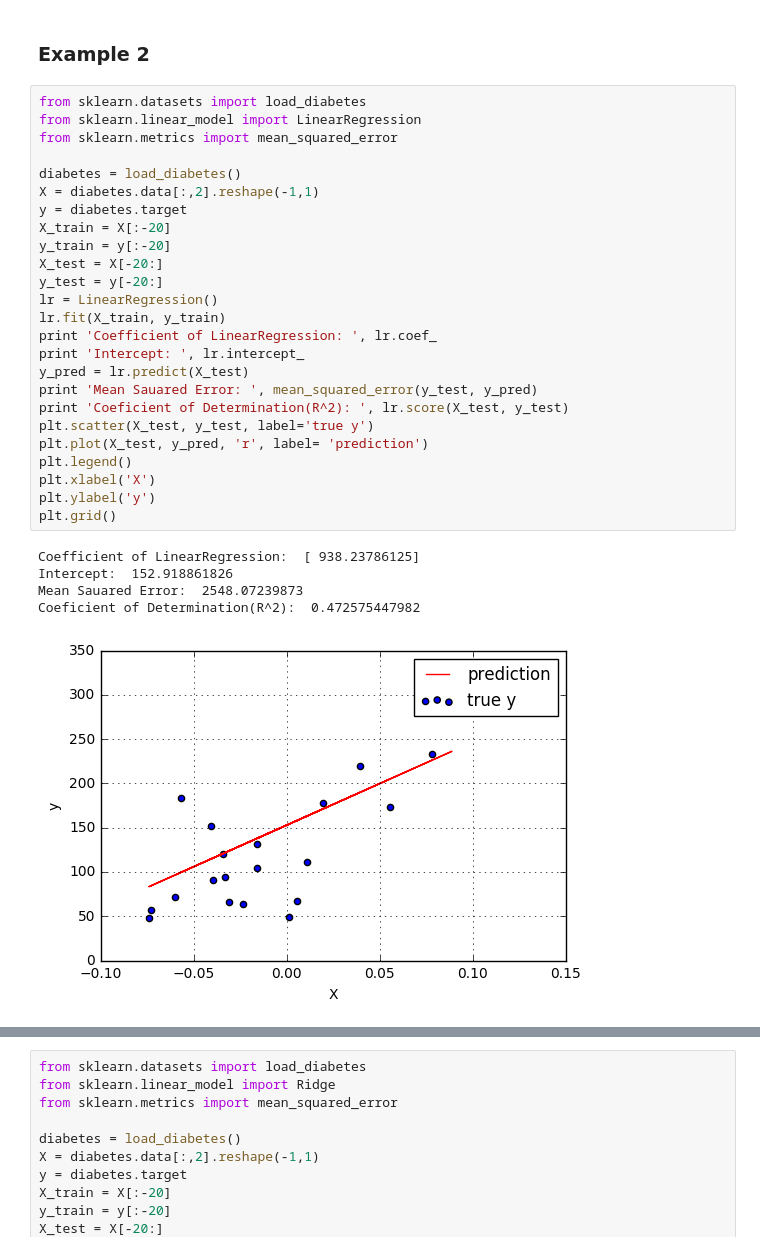
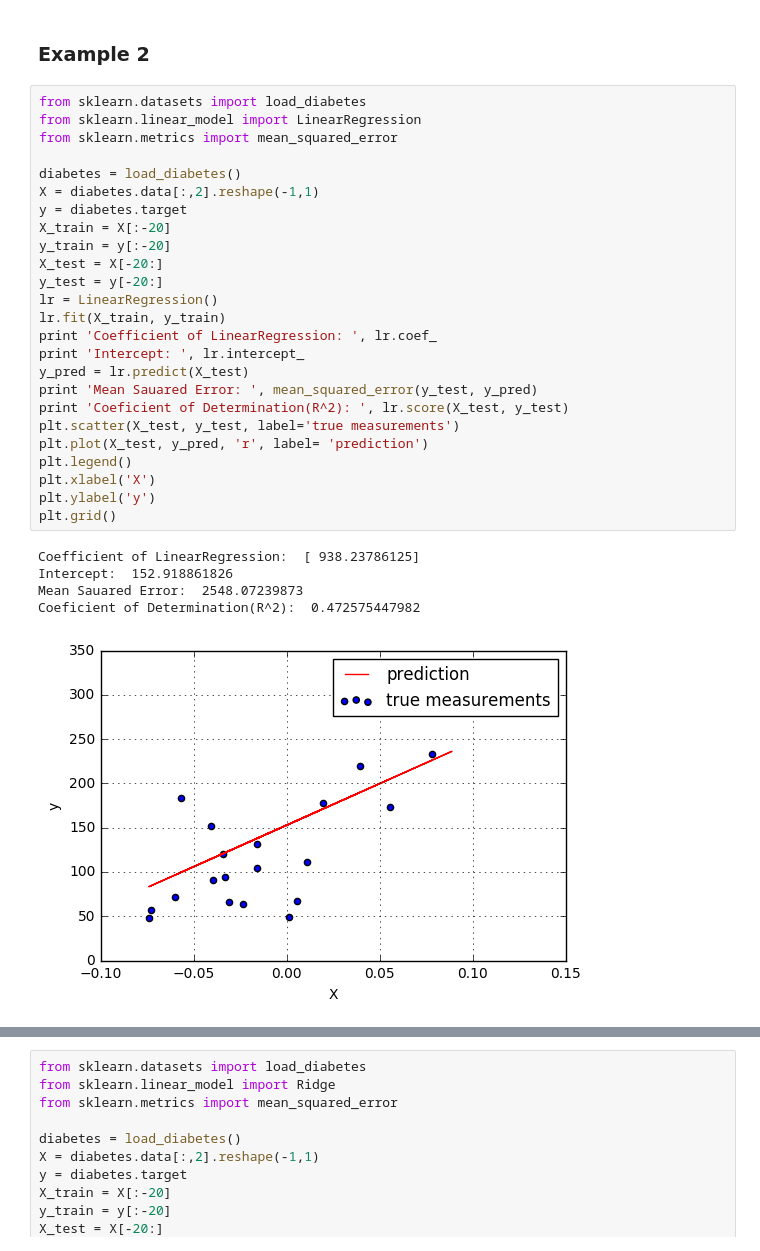
Before and after one commit to mhfarahani/Machine-Learning-Notebooks, a Jupyter notebook: Generalized Linear Models.ipynb, the cells around one changed output, grey strips where cells are left out. Cells and saved outputs as stored; diff of their text form.

```diff
--- a/Generalized Linear Models.ipynb
+++ b/Generalized Linear Models.ipynb
@@ -44,33 +47,33 @@ plt.grid()
 # %%
 from sklearn.datasets import load_diabetes
 from sklearn.linear_model import LinearRegression
 from sklearn.metrics import mean_squared_error
 
 diabetes = load_diabetes()
 X = diabetes.data[:,2].reshape(-1,1)
 y = diabetes.target
 X_train = X[:-20]
 y_train = y[:-20]
 X_test = X[-20:]
 y_test = y[-20:]
 lr = LinearRegression()
 lr.fit(X_train, y_train)
 print 'Coefficient of LinearRegression: ', lr.coef_
 print 'Intercept: ', lr.intercept_
 y_pred = lr.predict(X_test)
 print 'Mean Sauared Error: ', mean_squared_error(y_test, y_pred)
 print 'Coeficient of Determination(R^2): ', lr.score(X_test, y_test)
-plt.scatter(X_test, y_test, label='true y')
+plt.scatter(X_test, y_test, label='true measurements')
 plt.plot(X_test, y_pred, 'r', label= 'prediction')
 plt.legend()
 plt.xlabel('X')
 plt.ylabel('y')
 plt.grid()
 # %% [output]
 Coefficient of LinearRegression:  [ 938.23786125]
 Intercept:  152.918861826
 Mean Sauared Error:  2548.07239873
 Coeficient of Determination(R^2):  0.472575447982
-[figure, old version]
+[figure, new version]
 # %% [markdown]
 ### 1.1.2. Ridge Regression
```
Also changed, not shown: parts of 15 cells of this notebook.
